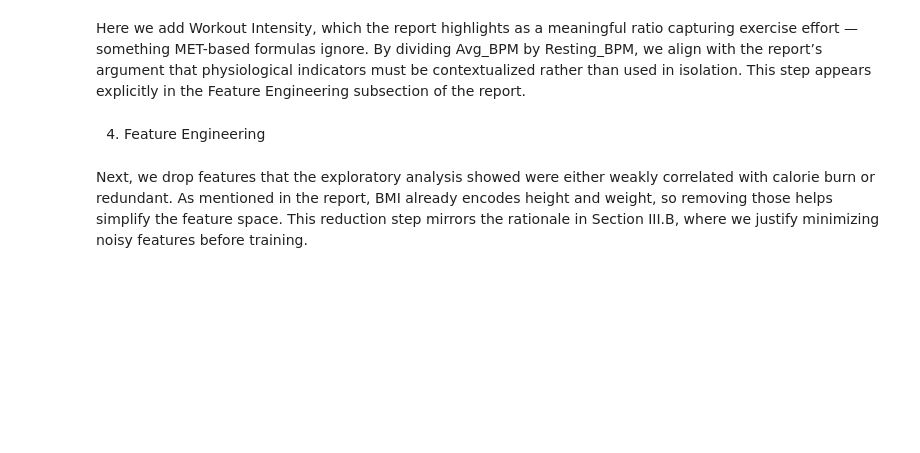
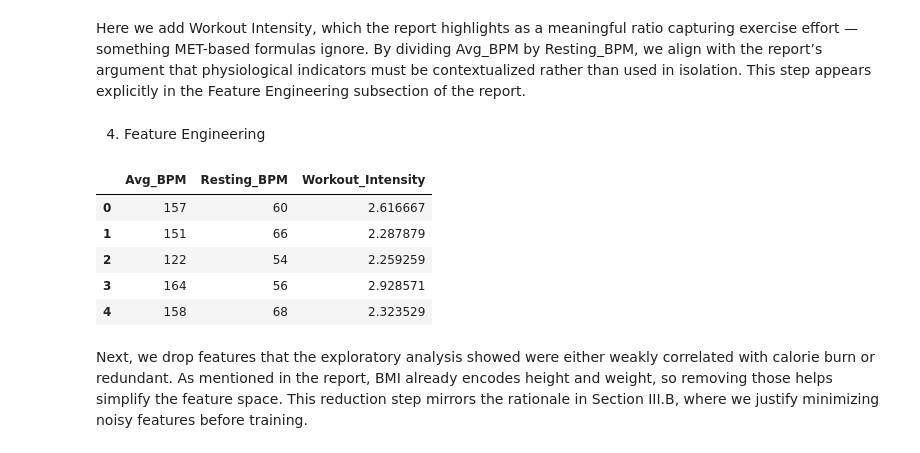
Before and after one commit to alifarhangi1/FitPredict, a Jupyter notebook: FitPredict/MLPV2.ipynb, the cells around one changed output. Saved outputs shown, nothing was run; the diff lists cells and outputs as text; code cells hidden in the pictures; blank space fills up the shorter version.

```diff
--- a/FitPredict/MLPV2.ipynb
+++ b/FitPredict/MLPV2.ipynb
@@ -86,6 +123,14 @@ This step appears explicitly in the Feature Engineering subsection of the report
 # %%
 # Feature Engineering
 df['Workout_Intensity'] = df['Avg_BPM'] / df['Resting_BPM']
+df[['Avg_BPM', 'Resting_BPM', 'Workout_Intensity']].head()
+# %% [output]
+|  | Avg_BPM | Resting_BPM | Workout_Intensity |
+| 0 | 157 | 60 | 2.616667 |
+| 1 | 151 | 66 | 2.287879 |
+| 2 | 122 | 54 | 2.259259 |
+| 3 | 164 | 56 | 2.928571 |
+| 4 | 158 | 68 | 2.323529 |
 # %% [markdown]
 Next, we drop features that the exploratory analysis showed were either weakly correlated with calorie burn or redundant.
 As mentioned in the report, BMI already encodes height and weight, so removing those helps simplify the feature space.
```
Also changed, not shown: parts of 9 cells of this notebook.
